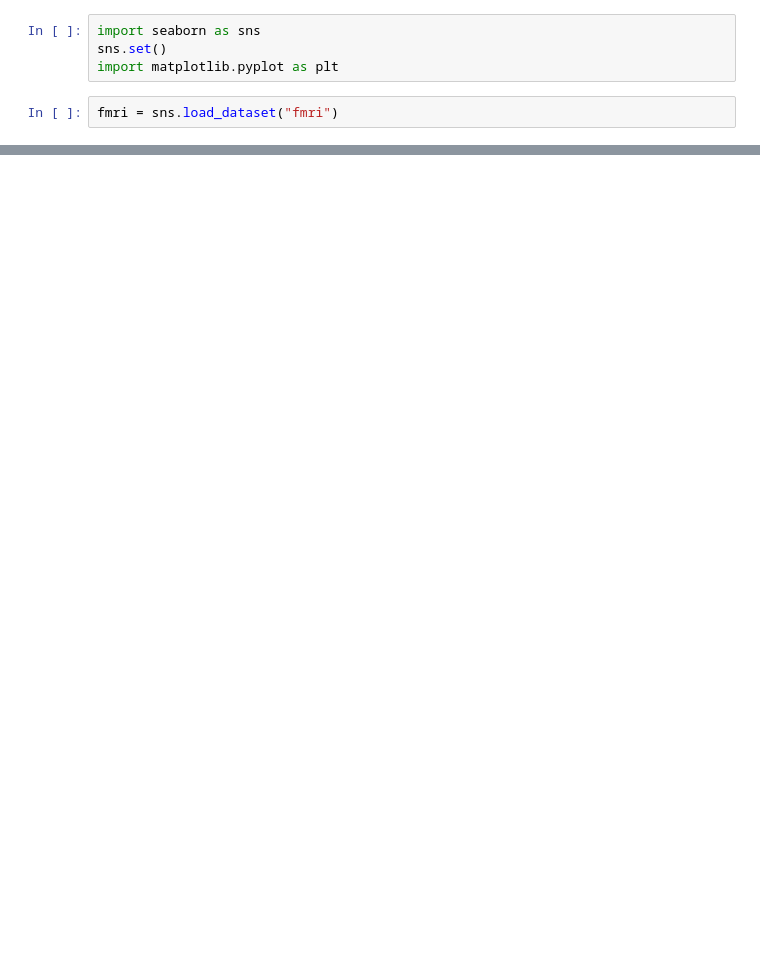
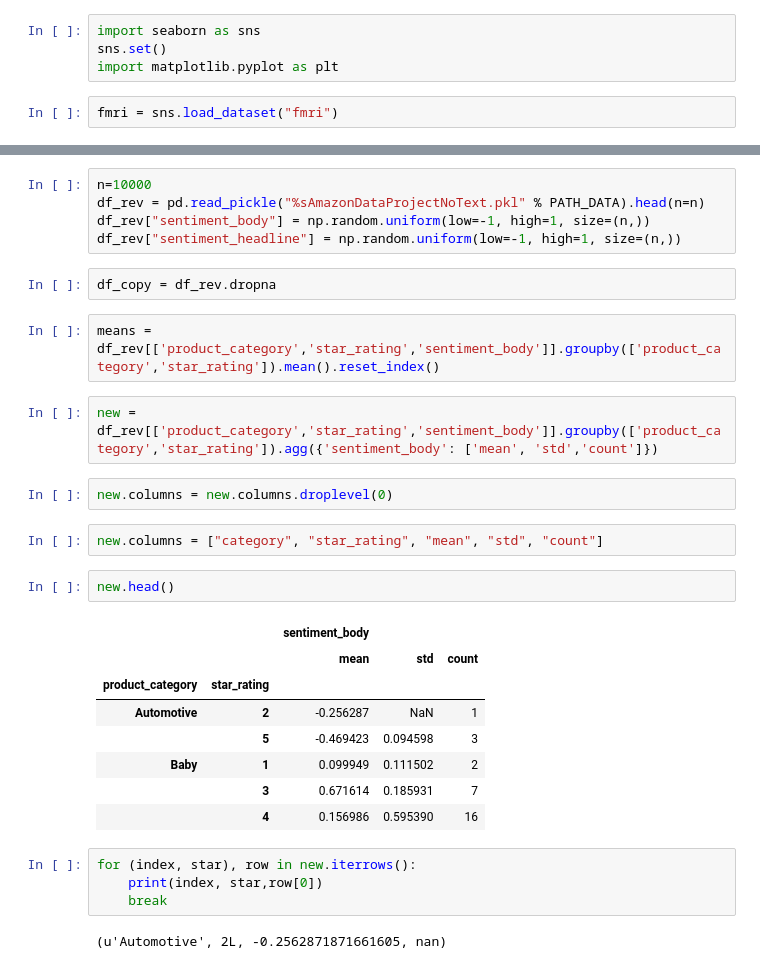
Before and after one commit to carmignanivittorio/Amazon-review-dataset-analysis, a Jupyter notebook: Test.ipynb, the cells around one changed output, grey strips where cells are left out. Drawn from its saved outputs; the diff is of its cells as text; blank space fills up the shorter version.

Commit message:
sentimental anaylsis almost done

```diff
--- a/Test.ipynb
+++ b/Test.ipynb
@@ -33,0 +36,32 @@ plt.show()
+# %%
+n=10000
+df_rev = pd.read_pickle("%sAmazonDataProjectNoText.pkl" % PATH_DATA).head(n=n)
+df_rev["sentiment_body"] = np.random.uniform(low=-1, high=1, size=(n,))
+df_rev["sentiment_headline"] = np.random.uniform(low=-1, high=1, size=(n,))
+# %%
+df_copy = df_rev.dropna
+# %%
+means = df_rev[['product_category','star_rating','sentiment_body']].groupby(['product_category','star_rating']).mean().reset_index()
+# %%
+new = df_rev[['product_category','star_rating','sentiment_body']].groupby(['product_category','star_rating']).agg({'sentiment_body': ['mean', 'std','count']})
+# %%
+new.columns = new.columns.droplevel(0)
+# %%
+new.columns = ["category", "star_rating", "mean", "std", "count"]
+# %%
+new.head()
+# %% [output]
+|  |  | sentiment_body |  |  |
+|  |  | mean | std | count |
+| product_category | star_rating |  |  |  |
+| Automotive | 2 | -0.256287 | NaN | 1 |
+|  | 5 | -0.469423 | 0.094598 | 3 |
+| Baby | 1 | 0.099949 | 0.111502 | 2 |
+|  | 3 | 0.671614 | 0.185931 | 7 |
+|  | 4 | 0.156986 | 0.595390 | 16 |
+# %%
+for (index, star), row in new.iterrows():
+    print(index, star,row[0])
+    break
+# %% [output]
+(u'Automotive', 2L, -0.2562871871661605, nan)
```
Also changed, not shown: parts of 16 cells of this notebook.
